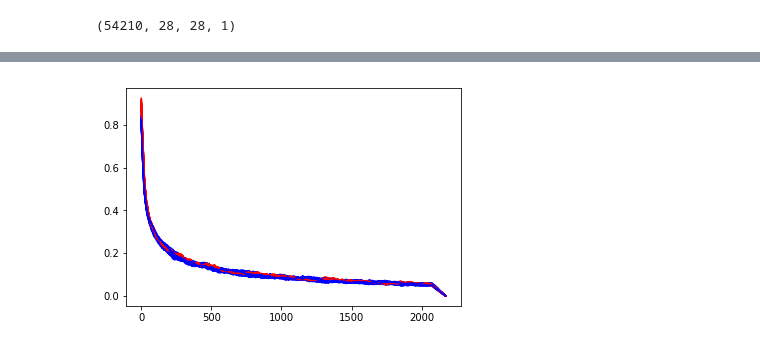
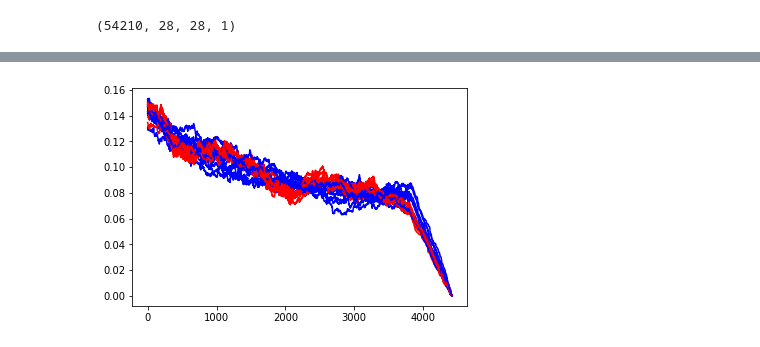
Before and after one commit to zh3036/clusteredGradient, a Jupyter notebook: kerasNotebook/keras.ipynb, the cells around one changed output, grey strips where cells are left out. Drawn from its saved outputs; the diff is of its cells as text; code cells hidden in the pictures.

```diff
--- a/kerasNotebook/keras.ipynb
+++ b/kerasNotebook/keras.ipynb
@@ -632,8 +632,8 @@ input_shape
 # %%
 datasize = 60000
 # %%
-epochs = 4
-batch_size = 100
+epochs = 1
+batch_size = 10
 # %%
 model.compile(loss=keras.losses.categorical_crossentropy,
                   optimizer=keras.optimizers.SGD(lr=0.1, momentum=0.0, decay=0.0, nesterov=False),
@@ -798,3 +800,12 @@ formatted_sorted_Y_train = keras.utils.to_categorical(sorted_Y_train,num_classes
 # %%
 clustered_rnd_xs = [formatted_sorted_X_train[ind] for ind in clustered_rnd_inds]
 clustered_rnd_ys = [formatted_sorted_Y_train[ind] for ind in clustered_rnd_inds]
+# %%
+normal_batch_hises = []
+for perm_num_num in range(20):
+    with tf.device('/gpu:1'):
+        normal_model_his,normal_batch_his = \
+            train_model_large(model,rnd_xs[perm_num][:datasize],rnd_ys[perm_num][:datasize],\
+                        epochs=epochs,batch_size=batch_size)
+        normal_batch_hises.append(normal_batch_his)
+np.save("normal_rnd_losses_20_epo"+str(epochs)+"_batch"+str(batch_size),[i.losses for i in normal_batch_hises])
@@ -839,11 +874,11 @@ np.array(clustered_rnd_xs).shape
 # %%
-start=0
+start=1000
 end  = 10000
-window = 100
-for i in range(20):
-    plt.plot(runningMeanFast(normal_batch_hises[i][start:end],window),color = "red", label= "normal_loss"+str(i))
+window = 600
+for i in range(10):
+    plt.plot(runningMeanFast(normal_batch_hises[i].losses[start:end],window),color = "red", label= "normal_loss"+str(i))
     plt.plot(runningMeanFast(clustered_batch_hises[i].losses[start:end],window),color="blue", label = "clustered")
 # plt.legend()
 plt.savefig('Keras_deep_cmpGradient_bunchofnormal.png')
 # %% [output]
-[figure, old version]
+[figure, new version]
```
Also changed, not shown: parts of 9 cells of this notebook, 6 other files.
